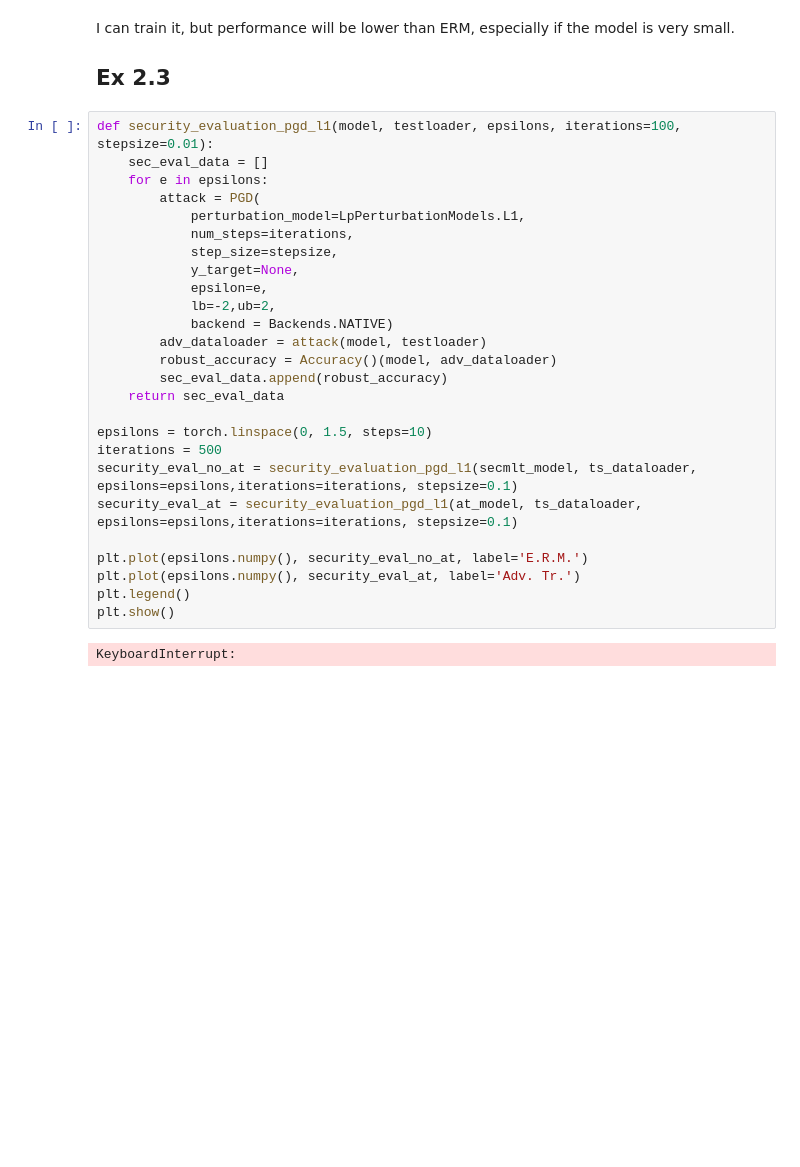
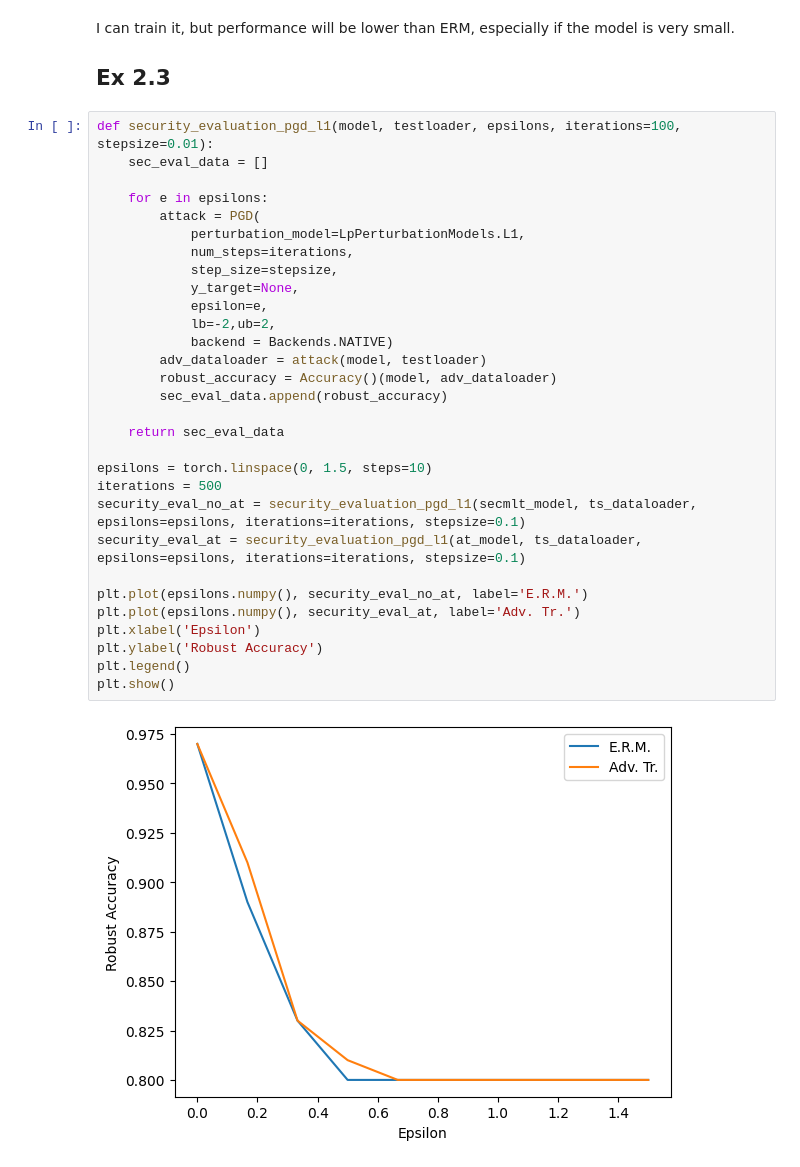
Before and after one commit to girofex/Trustworthy-AI-laboratories, a Jupyter notebook: Lab 05 - Defending against Adversarial Examples.ipynb, the cells around one changed output. Drawn from its saved outputs; the diff is of its cells as text; blank space fills up the shorter version.

```diff
--- a/Lab 05 - Defending against Adversarial Examples.ipynb
+++ b/Lab 05 - Defending against Adversarial Examples.ipynb
@@ -364,29 +364,33 @@ I can train it, but performance will be lower than ERM, especially if the model
 # %%
 def security_evaluation_pgd_l1(model, testloader, epsilons, iterations=100, stepsize=0.01):
     sec_eval_data = []
+
     for e in epsilons:
         attack = PGD(
             perturbation_model=LpPerturbationModels.L1,
             num_steps=iterations,
             step_size=stepsize,
             y_target=None,
             epsilon=e,
             lb=-2,ub=2,
             backend = Backends.NATIVE)
         adv_dataloader = attack(model, testloader)
         robust_accuracy = Accuracy()(model, adv_dataloader)
         sec_eval_data.append(robust_accuracy)
+
     return sec_eval_data
 
 epsilons = torch.linspace(0, 1.5, steps=10)
 iterations = 500
-security_eval_no_at = security_evaluation_pgd_l1(secmlt_model, ts_dataloader, epsilons=epsilons,iterations=iterations, stepsize=0.1)
-security_eval_at = security_evaluation_pgd_l1(at_model, ts_dataloader, epsilons=epsilons,iterations=iterations, stepsize=0.1)
+security_eval_no_at = security_evaluation_pgd_l1(secmlt_model, ts_dataloader, epsilons=epsilons, iterations=iterations, stepsize=0.1)
+security_eval_at = security_evaluation_pgd_l1(at_model, ts_dataloader, epsilons=epsilons, iterations=iterations, stepsize=0.1)
 
 plt.plot(epsilons.numpy(), security_eval_no_at, label='E.R.M.')
 plt.plot(epsilons.numpy(), security_eval_at, label='Adv. Tr.')
+plt.xlabel('Epsilon')
+plt.ylabel('Robust Accuracy')
 plt.legend()
 plt.show()
 # %% [output]
-KeyboardInterrupt:
+[figure, added]
 # %% [markdown]
```
Also changed, not shown: parts of 5 cells of this notebook.
